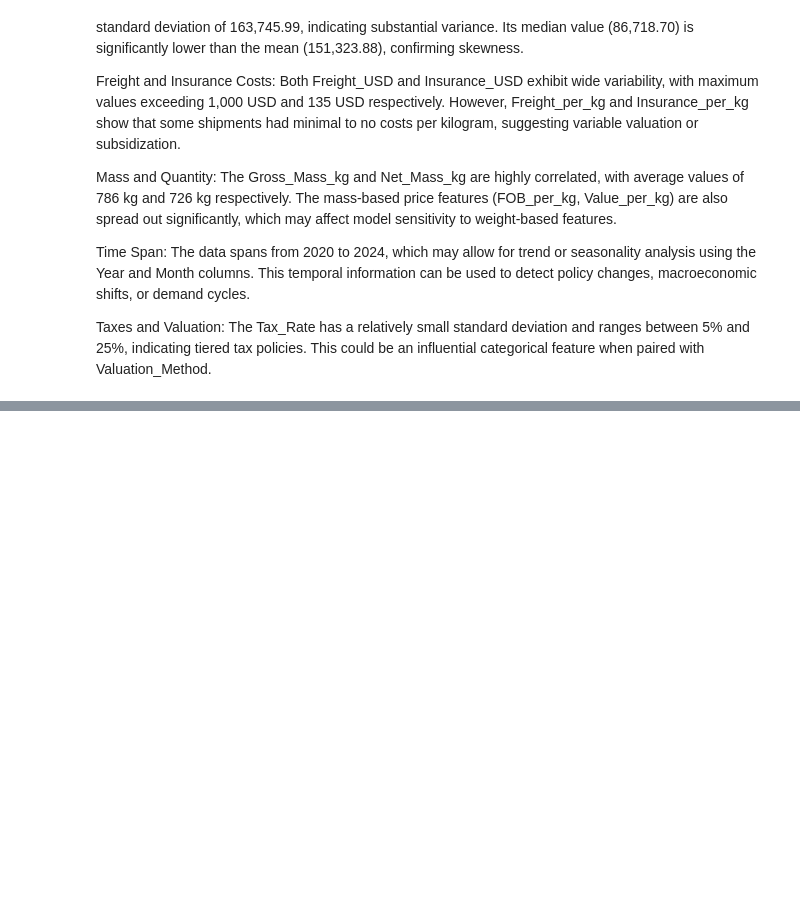
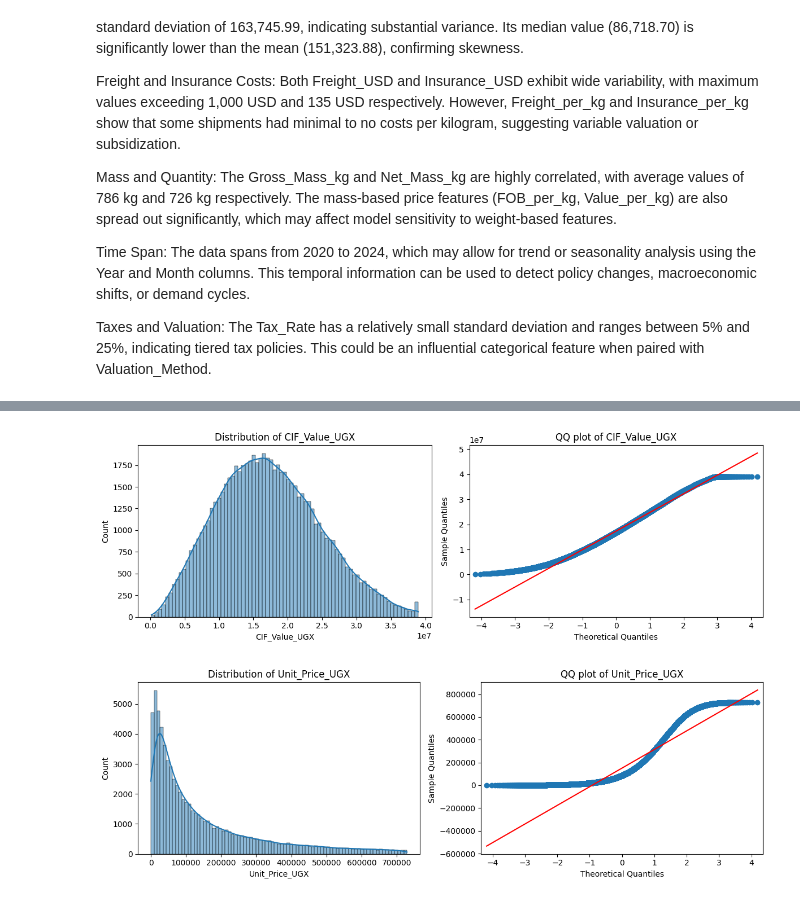
Before and after one commit to sentongo-web/valuation-task, a Jupyter notebook: valuation.ipynb, the cells around one changed output, grey strips where cells are left out. Saved outputs shown, nothing was run; the diff lists cells and outputs as text; code cells hidden in the pictures; blank space fills up the shorter version.

```diff
--- a/valuation.ipynb
+++ b/valuation.ipynb
@@ -141,0 +166,13 @@ Taxes and Valuation: The Tax_Rate has a relatively small standard deviation and
+# %%
+for col in ['CIF_Value_UGX', 'Unit_Price_UGX']:
+    fig, ax = plt.subplots(1, 2, figsize=(12, 4))
+    sns.histplot(df_train[col], kde=True, ax=ax[0])
+    ax[0].set_title(f'Distribution of {col}')
+
+    sm.qqplot(df_train[col], line='s', ax=ax[1])
+    ax[1].set_title(f'QQ plot of {col}')
+    plt.tight_layout()
+    plt.show()
+# %% [output]
+[figure, added]
+[figure, added]
```
Also changed, not shown: parts of 23 cells of this notebook.
